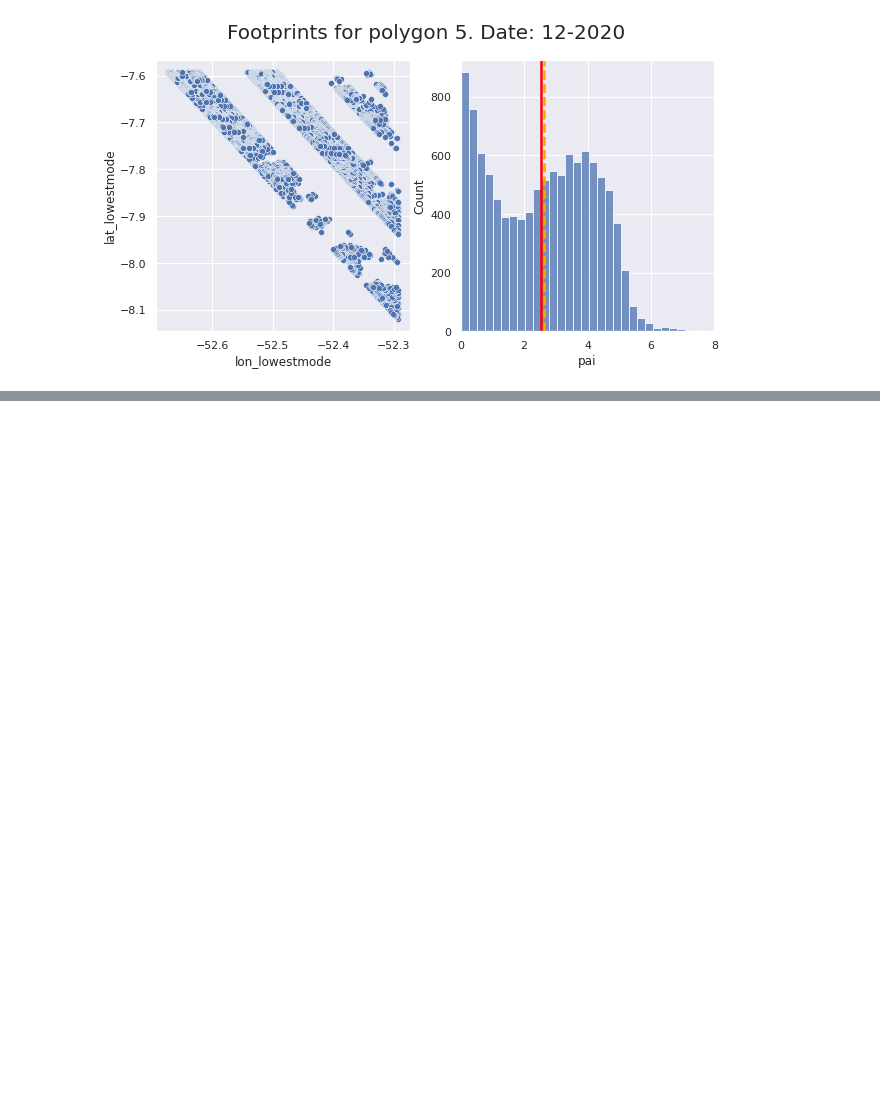
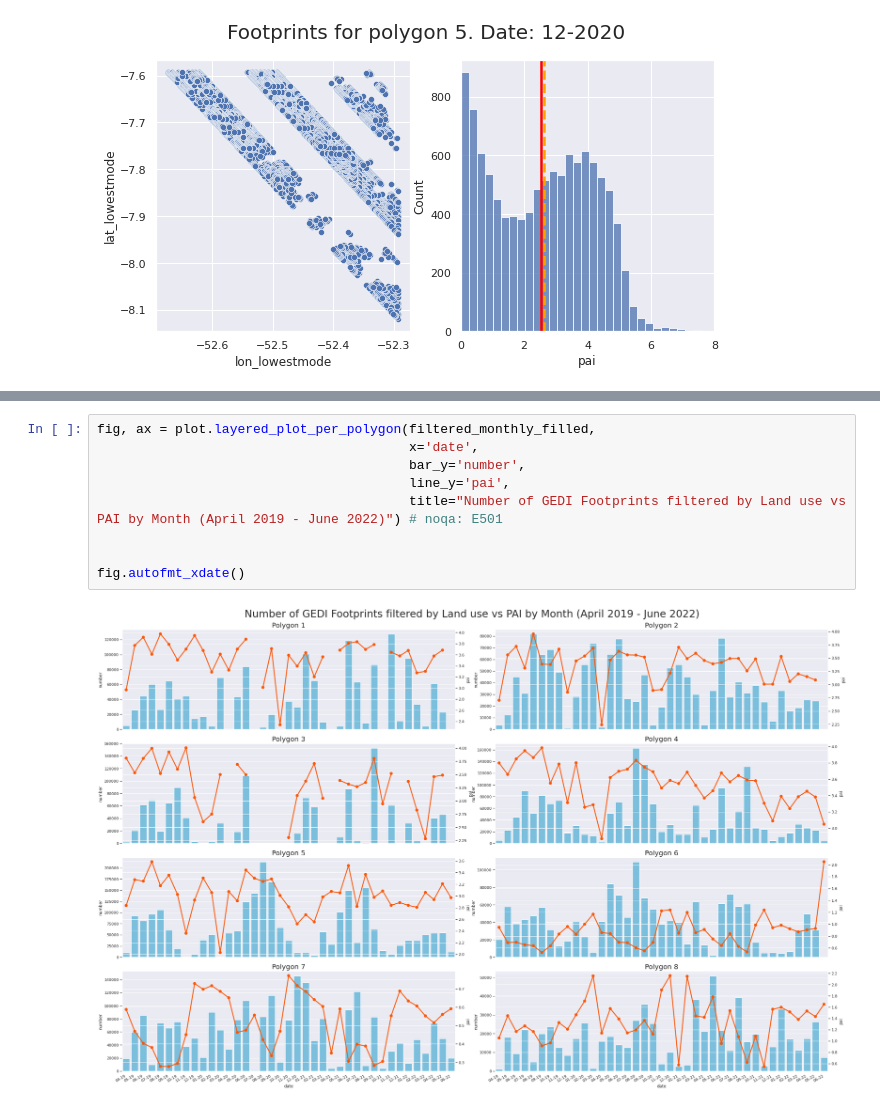
Before and after one commit to 4C-Guided-Team-Challenge/drought-with-gedi, a Jupyter notebook: notebooks/exploratory/GEDIDataAnalytics.ipynb, the cells around one changed output, grey strips where cells are left out. Cells and saved outputs as stored; diff of their text form; blank space fills up the shorter version.

```diff
--- a/notebooks/exploratory/GEDIDataAnalytics.ipynb
+++ b/notebooks/exploratory/GEDIDataAnalytics.ipynb
@@ -150,0 +174,11 @@ for month in range(1, 13):
+# %%
+fig, ax = plot.layered_plot_per_polygon(filtered_monthly_filled,
+                                        x='date',
+                                        bar_y='number',
+                                        line_y='pai',
+                                        title="Number of GEDI Footprints filtered by Land use vs PAI by Month (April 2019 - June 2022)") # noqa: E501
+
+
+fig.autofmt_xdate()
+# %% [output]
+[figure, added]
```
Also changed, not shown: parts of 7 cells of this notebook, 4 other files.
